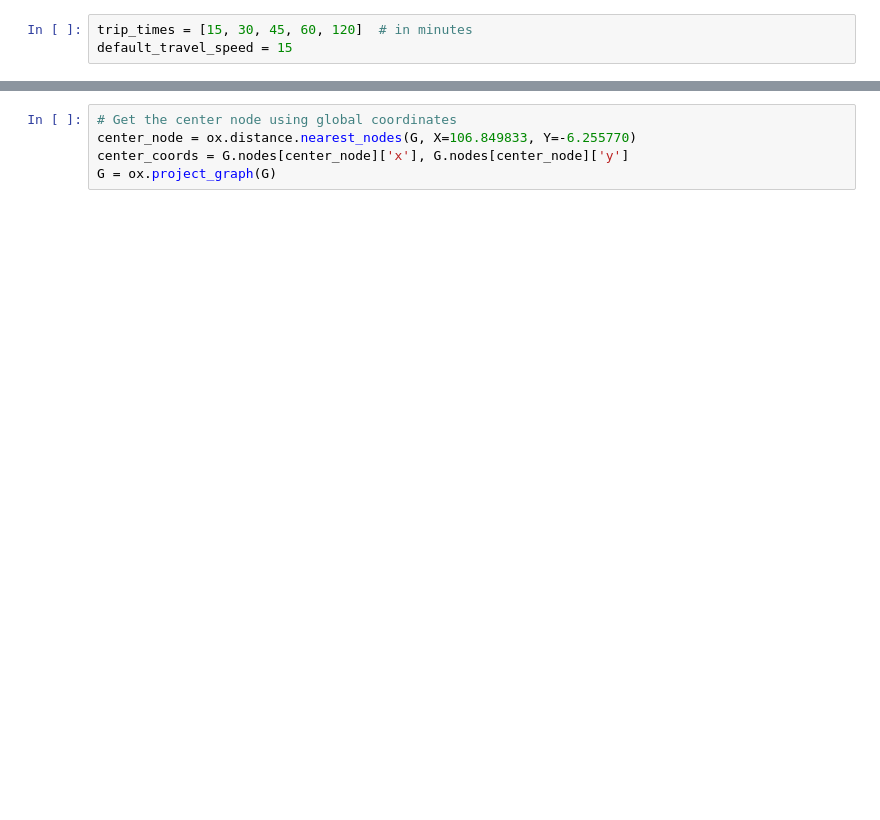
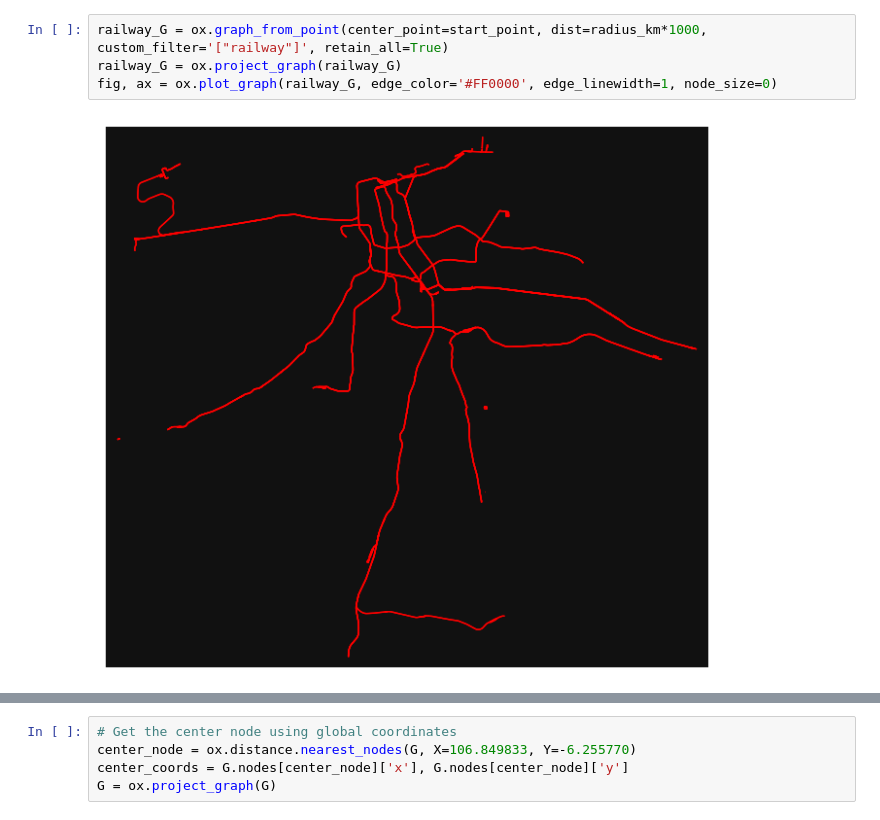
Before and after one commit to adhikasp/geo-exploration, a Jupyter notebook: explore.ipynb, the cells around one changed output, grey strips where cells are left out. Saved outputs shown, nothing was run; the diff lists cells and outputs as text; blank space fills up the shorter version.

```diff
--- a/explore.ipynb
+++ b/explore.ipynb
@@ -26,3 +55,6 @@ fig, ax = ox.plot_graph(G)
-# %%
-trip_times = [15, 30, 45, 60, 120]  # in minutes
-default_travel_speed = 15
+# %%
+railway_G = ox.graph_from_point(center_point=start_point, dist=radius_km*1000, custom_filter='["railway"]', retain_all=True)
+railway_G = ox.project_graph(railway_G)
+fig, ax = ox.plot_graph(railway_G, edge_color='#FF0000', edge_linewidth=1, node_size=0)
+# %% [output]
+[figure, added]
```
Also changed, not shown: parts of 19 cells of this notebook, 4 other files.
